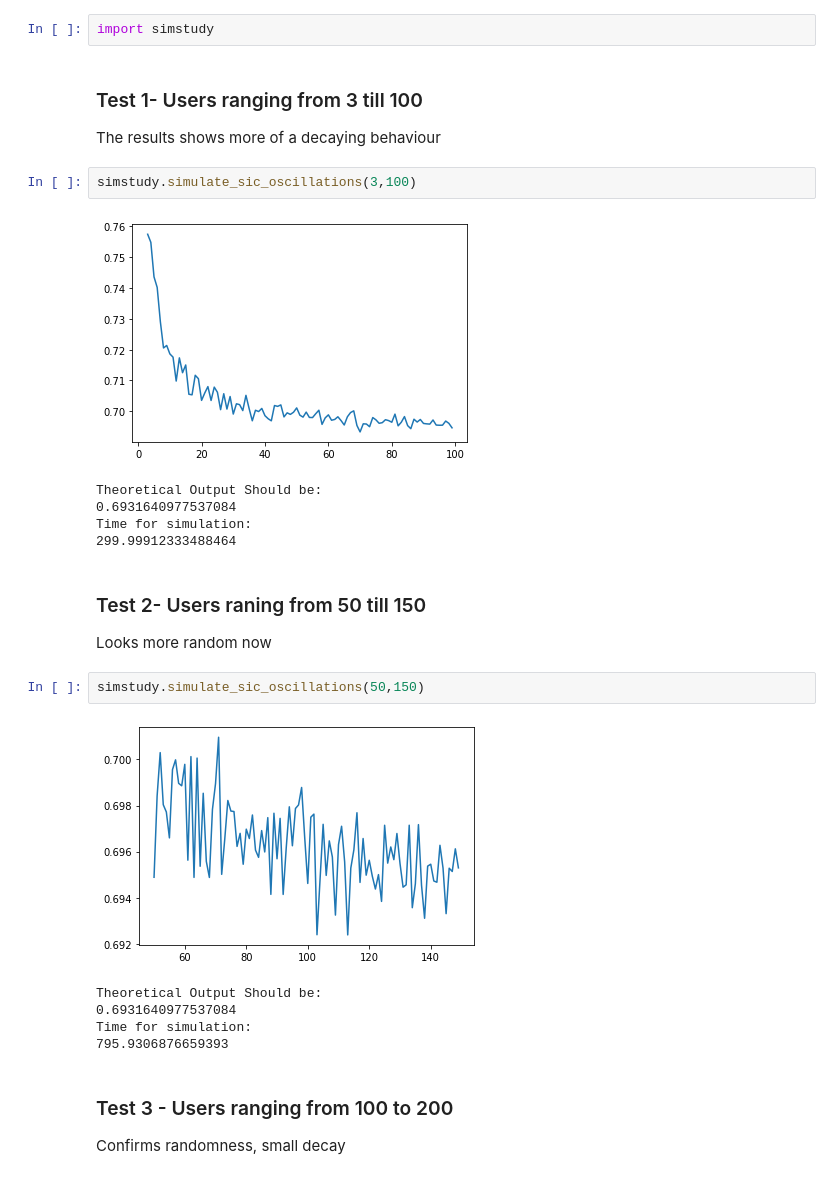
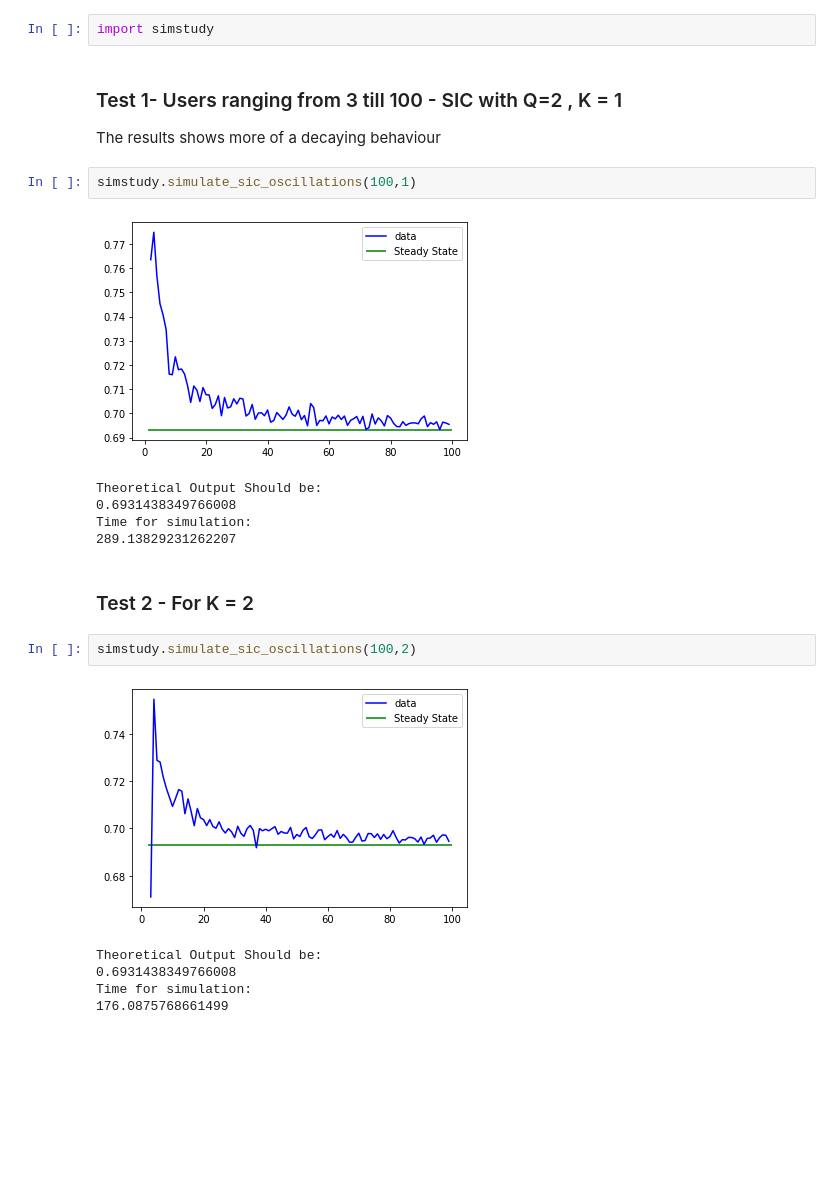
Before and after one commit to deshpandeyash/treesplittingsimulator, a Jupyter notebook: Weekly Results/Week6_results.ipynb, the cells around one changed output. Saved outputs shown, nothing was run; the diff lists cells and outputs as text; blank space fills up the shorter version.

Commit message:
Confirmed oscillatory behaviour with increasing K, results in html

```diff
--- a/Weekly Results/Week6_results.ipynb
+++ b/Weekly Results/Week6_results.ipynb
@@ -3,31 +3,25 @@
 # %%
 import simstudy
 # %% [markdown]
-### Test 1- Users ranging from 3 till 100
+### Test 1- Users ranging from 3 till 100 - SIC with Q=2 , K = 1
 
 The results shows more of a decaying behaviour
 # %%
-simstudy.simulate_sic_oscillations(3,100)
+simstudy.simulate_sic_oscillations(100,1)
 # %% [output]
-[figure, old version]
+[figure, new version]
 Theoretical Output Should be:
-0.6931640977537084
+0.6931438349766008
 Time for simulation:
-299.99912333488464
+289.13829231262207
-# %% [markdown]
-### Test 2- Users raning from 50 till 150
-
-Looks more random now
+# %% [markdown]
+### Test 2 - For K = 2
 # %%
-simstudy.simulate_sic_oscillations(50,150)
+simstudy.simulate_sic_oscillations(100,2)
 # %% [output]
-[figure, old version]
+[figure, new version]
 Theoretical Output Should be:
-0.6931640977537084
+0.6931438349766008
 Time for simulation:
-795.9306876659393
+176.0875768661499
-# %% [markdown]
-### Test 3 - Users ranging from 100 to 200
-
-Confirms randomness, small decay
 # %%
```
Also changed, not shown: parts of 18 cells of this notebook, 3 other files.
